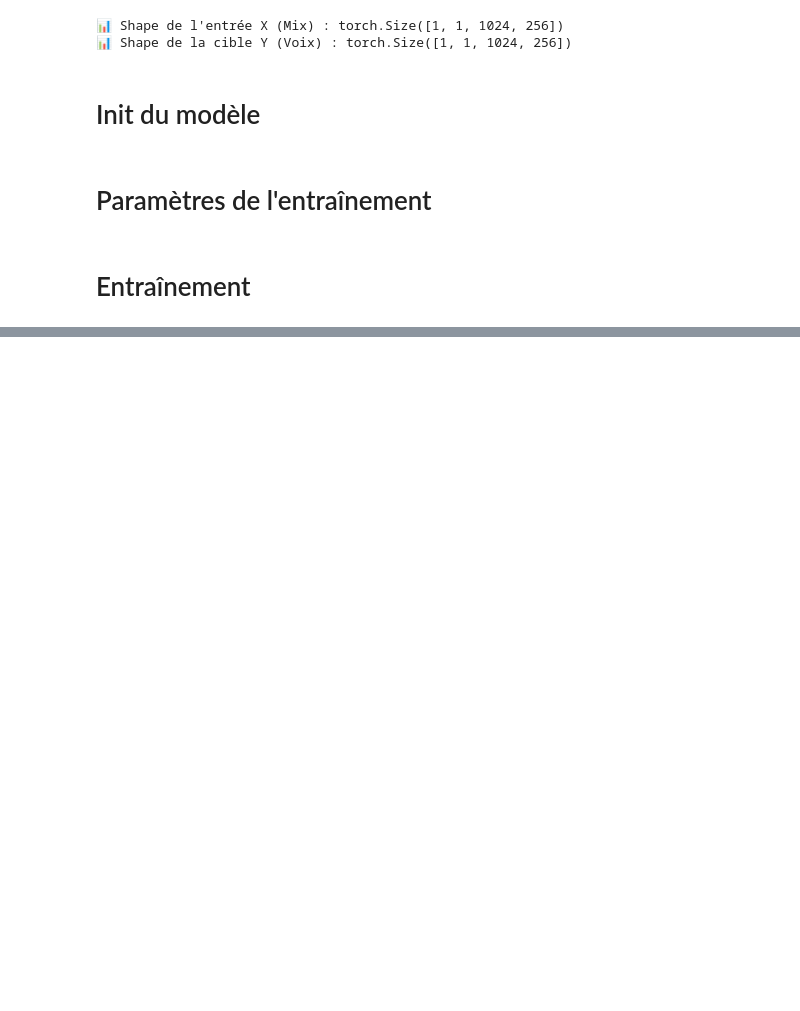
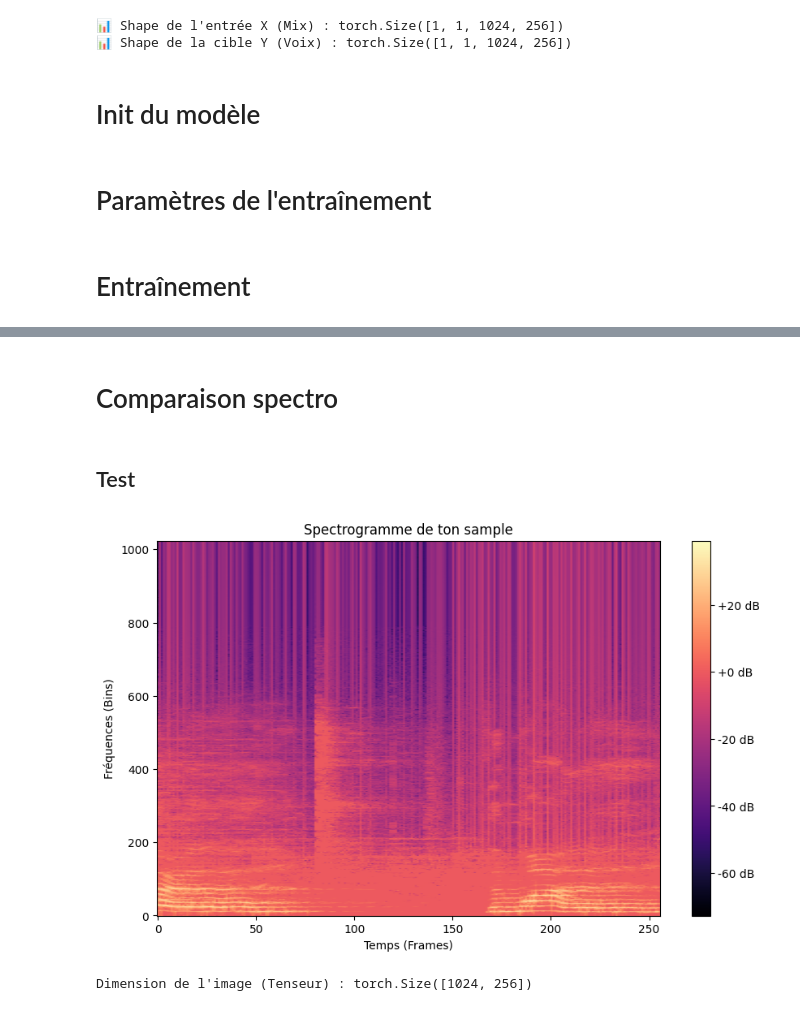
Before and after one commit to ggyors/audio_stem, a Jupyter notebook: ai_model/u_net_test.ipynb, the cells around one changed output, grey strips where cells are left out. Cells and saved outputs as stored; diff of their text form; code cells hidden in the pictures; blank space fills up the shorter version.

```diff
--- a/ai_model/u_net_test.ipynb
+++ b/ai_model/u_net_test.ipynb
@@ -54,5 +55,9 @@ hop_length = 512
 # %% [markdown]
 # STFT Conversion
 # %%
-X_stft = torch.stft(X,n_fft=n_fft,hop_length=hop_length,return_complex=True)
-y_stft = torch.stft(y,n_fft=n_fft,hop_length=hop_length,return_complex=True)
+X_stft = torch.stft(X,n_fft=n_fft,hop_length=hop_length,return_complex=True).unsqueeze(0)
+y_stft = torch.stft(y,n_fft=n_fft,hop_length=hop_length,return_complex=True).unsqueeze(0)
+print(X.shape)
+X_stft = pad_or_crop_to_multiple(X_stft,multiple=8)
+y_stft = pad_or_crop_to_multiple(y_stft,multiple=8)
+print(X_stft.shape)
@@ -64,5 +75,6 @@ y_db = 20 * torch.log10(torch.abs(y_stft) + 1e-5)
 # %% [markdown]
 # Correction pour normaliser sur les fréquences
 # %%
-X_db = X_db[:, :-1, :]
-y_db= y_db[:, :-1, :]
+X_db = X_db[..., :1024, :]
+y_db= y_db[..., :1024, :]
+print(X_db.shape)
@@ -69,10 +83,8 @@ y_db= y_db[:, :-1, :]
 # %% [markdown]
 # Ajout d'une dimension pour le batch
 # %%
-X_train = X_db.unsqueeze(0).float()
-y_train = y_db.unsqueeze(0).float()
-X_train = pad_or_crop_to_multiple(X_train,multiple=8)
-y_train = pad_or_crop_to_multiple(y_train,multiple=8)
+X_train = X_db.float()
+y_train = y_db.float()
 
 print(f"📊 Shape de l'entrée X (Mix) : {X_train.shape}")
 print(f"📊 Shape de la cible Y (Voix) : {y_train.shape}")
@@ -130,0 +198,2 @@ RuntimeError: The size of tensor a (256) must match the size of tensor b (128) a
+# %% [markdown]
+# Comparaison spectro
@@ -130,0 +202,14 @@ RuntimeError: The size of tensor a (256) must match the size of tensor b (128) a
+# %% [markdown]
+## Test
+# %%
+plt.figure(figsize=(10, 6))
+plt.imshow(voice_spectogram.detach(), origin='lower', aspect='auto', cmap='magma')
+plt.title("Spectrogramme de ton sample")
+plt.xlabel("Temps (Frames)")
+plt.ylabel("Fréquences (Bins)")
+plt.colorbar(format="%+2.0f dB")
+plt.show()
+print(f"Dimension de l'image (Tenseur) : {voice_spectogram.shape}")
+# %% [output]
+[figure, added]
+Dimension de l'image (Tenseur) : torch.Size([1024, 256])
```
Also changed, not shown: parts of 11 cells of this notebook, 2 other files.
